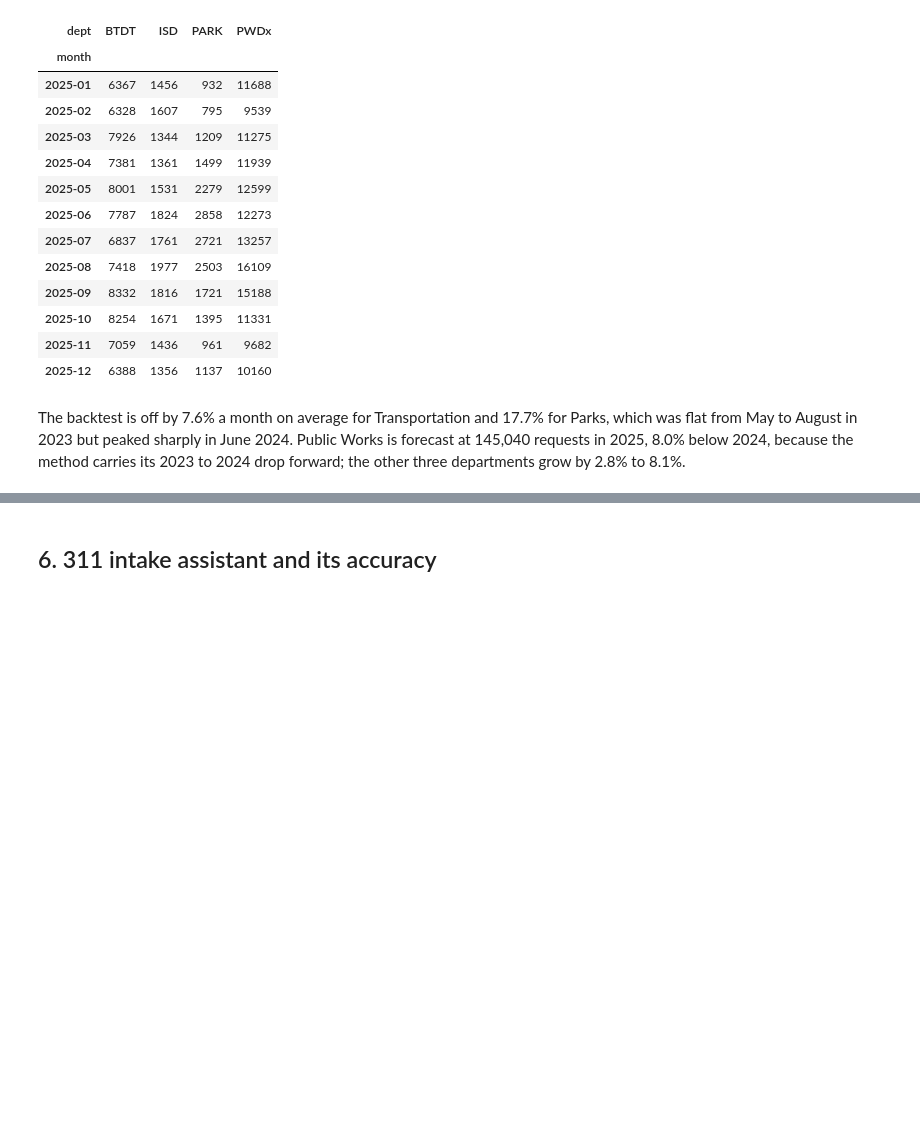
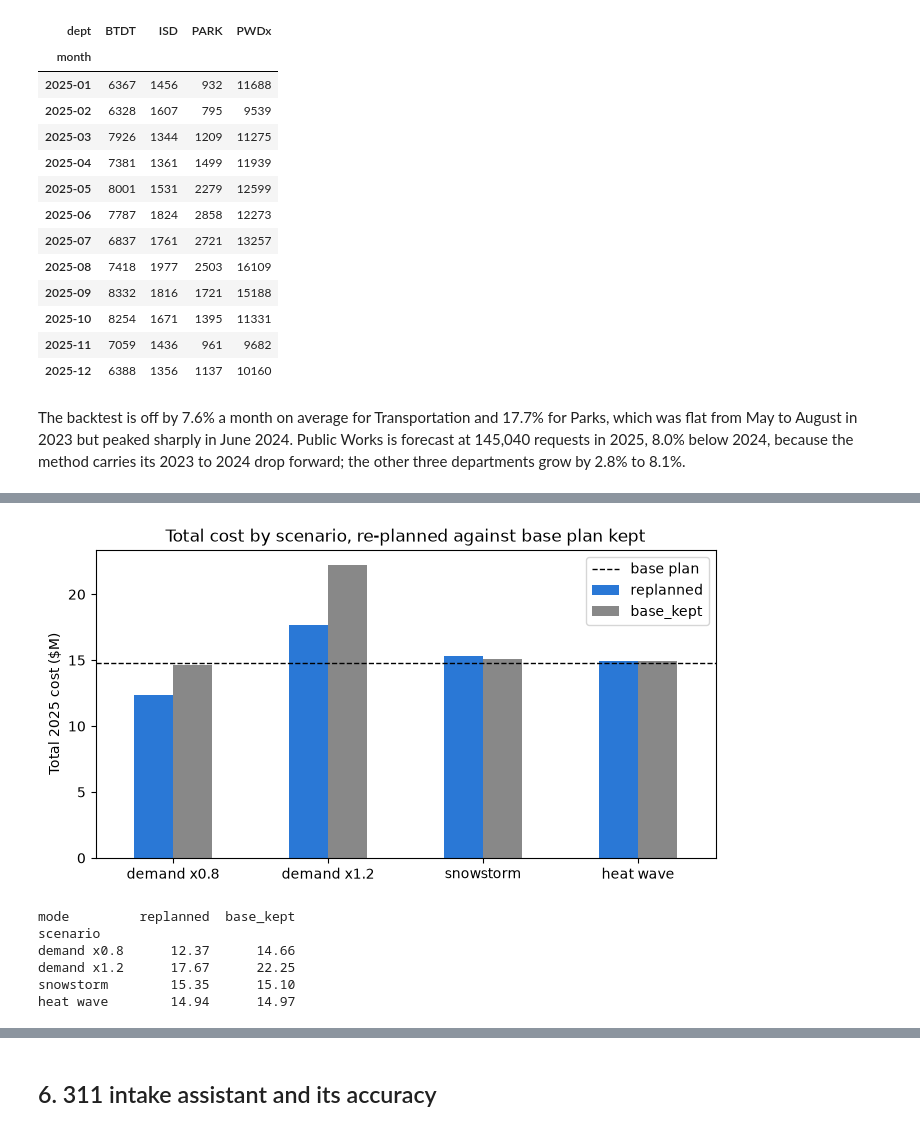
Before and after one commit to nishanth3112/Bos311-Crew-Planner, a Jupyter notebook: notebooks/boston311_crew_planner.ipynb, the cells around one changed output, grey strips where cells are left out. Saved outputs shown, nothing was run; the diff lists cells and outputs as text; code cells hidden in the pictures; blank space fills up the shorter version.

```diff
--- a/notebooks/boston311_crew_planner.ipynb
+++ b/notebooks/boston311_crew_planner.ipynb
@@ -273,0 +365,5 @@ The backtest is off by 7.6% a month on average for Transportation and 17.7% for
+# %%
+btdt = summary[summary.dept == "BTDT"].set_index("mode")
+print("Transportation, plan against hold-flat baseline:")
+btdt[["crew_cost", "penalty", "cost", "on_time_est", "utilization", "peak_crews"]].style.format(
+    {"crew_cost": "${:,.0f}", "penalty": "${:,.0f}", "cost": "${:,.0f}", "on_time_est": "{:.1%}", "utilization": "{:.1%}", "peak_crews": "{:.0f}"})
@@ -275,0 +410,18 @@ The backtest is off by 7.6% a month on average for Transportation and 17.7% for
+# %%
+SCENARIOS = {
+    "demand x0.8": lambda k, mo: 0.8,
+    "demand x1.2": lambda k, mo: 1.2,
+    "snowstorm": lambda k, mo: 1.35 if k == "PWDx" and mo in (1, 2) else 1,
+    "heat wave": lambda k, mo: {"PARK": 1.4, "PWDx": 1.1}.get(k, 1) if mo == 7 else 1,
+}
+rows = []
+for name, factor in SCENARIOS.items():
+    for k, d in DEPTS.items():
+        dem = [x * factor(k, mo) for mo, x in enumerate(demand[k], 1)]
+        for mode, fixed in (("replanned", None), ("base_kept", runs["plan", k])):
+            rows.append(dict(scenario=name, mode=mode, dept=k, **summarize(plan_dept(d, dem, seasonal=(k == "PARK"), fixed=fixed))))
+scen = pd.DataFrame(rows)
+scen[["scenario", "mode", "dept", "cost", "on_time_est", "peak_crews"]].round({"cost": 2, "on_time_est": 3}) \
+    .astype({"peak_crews": int}).to_csv(PROCESSED / "scenarios.csv", index=False)
+scen.pivot(index=["scenario", "dept"], columns="mode", values=["cost", "on_time_est", "peak_crews"]) \
+    .loc[list(SCENARIOS)].style.format("${:,.0f}", subset="cost").format("{:.1%}", subset="on_time_est").format("{:.0f}", subset="peak_crews")
@@ -275,0 +448,17 @@ The backtest is off by 7.6% a month on average for Transportation and 17.7% for
+# %%
+base_cost = summary.set_index(["dept", "mode"]).loc[("All", "plan"), "cost"]
+cost = scen.pivot_table(index="scenario", columns="mode", values="cost", aggfunc="sum").loc[list(SCENARIOS), ["replanned", "base_kept"]] / 1e6
+ax = cost.plot.bar(color=[BLUE, GRAY], figsize=(8, 4), rot=0)
+ax.axhline(base_cost / 1e6, color="black", ls="--", lw=1, label="base plan")
+ax.set(xlabel="", ylabel="Total 2025 cost ($M)", title="Total cost by scenario, re-planned against base plan kept")
+ax.legend()
+plt.show()
+print(cost.round(2).to_string())
+# %% [output]
+[figure, added]
+mode         replanned  base_kept
+scenario
+demand x0.8      12.37      14.66
+demand x1.2      17.67      22.25
+snowstorm        15.35      15.10
+heat wave        14.94      14.97
```
Also changed, not shown: parts of 13 cells of this notebook, 2 other files.
